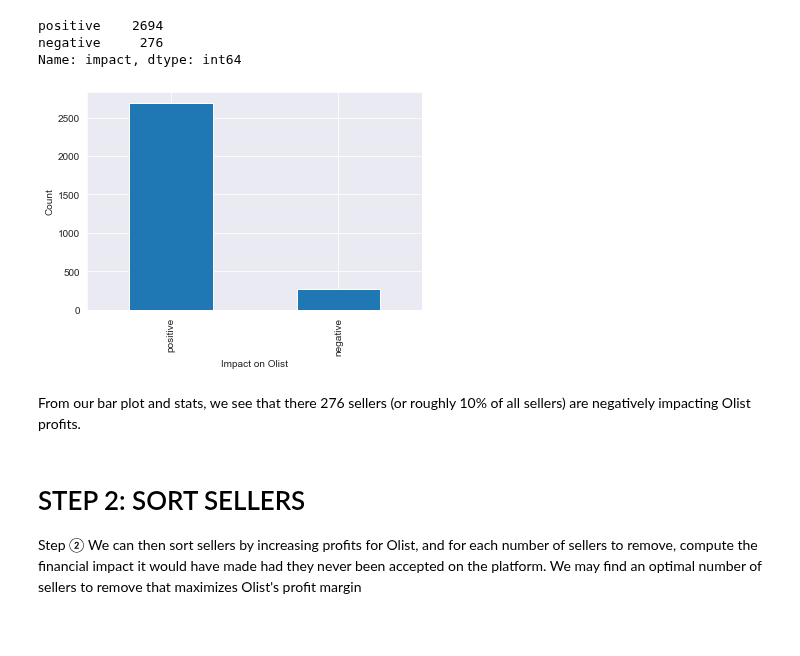
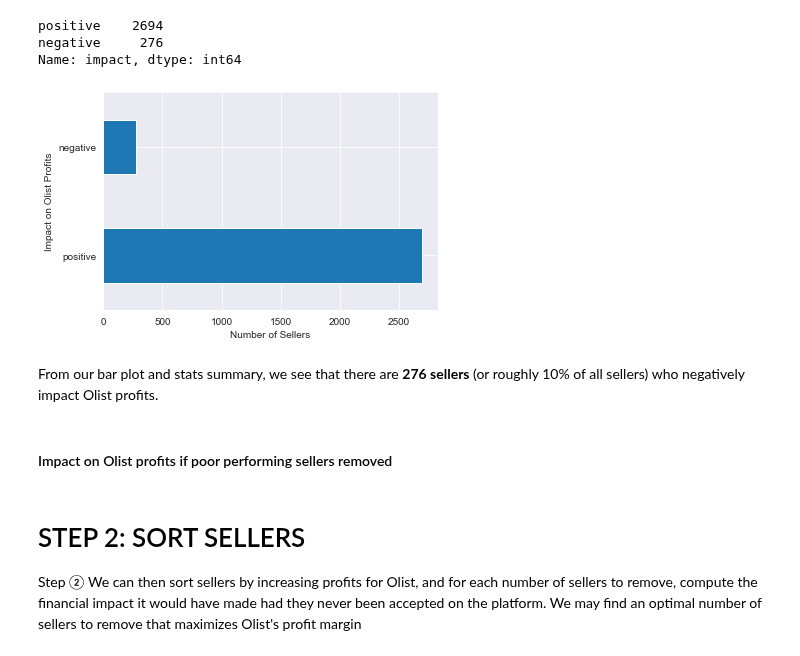
Before and after one commit to phlln/olist-analysis, a Jupyter notebook: notebooks/ceo_request-Phil-UPDATED.ipynb, the cells around one changed output. Drawn from its saved outputs; the diff is of its cells as text; code cells hidden in the pictures; blank space fills up the shorter version.

```diff
--- a/notebooks/ceo_request-Phil-UPDATED.ipynb
+++ b/notebooks/ceo_request-Phil-UPDATED.ipynb
@@ -152,8 +168,8 @@ sellers[['seller_id','seller_review_score','review_cost_per_seller']].head()
 #Show calculations in python script or in notebook?
 
 # Calculating per seller cost to Olist due to bad reviews
-sellers['cost_of_review'] = sellers.review_score.map({ 1: 100, 2: 50, 3: 40, 4: 0, 5: 0})
-sellers['review_cost_per_seller'] = sellers.groupby(by=['seller_id'], as_index=False).sum().cost_of_review
+# sellers['cost_of_review'] = sellers.seller_review_score.map({ 1: 100, 2: 50, 3: 40, 4: 0, 5: 0})
+# sellers['review_cost_per_seller'] = sellers.groupby(by=['seller_id'], as_index=False).sum().cost_of_review
 # %% [markdown]
 # Profits per seller
 # %% [markdown]
@@ -232,10 +247,10 @@ negative     276
 Name: impact, dtype: int64
 # %%
 # Bar plot---MAYBE USE STACKED BARPLOT TO BETTER SHOW THIS?
-ax1 = sellers['impact'].value_counts().plot.bar()
-ax1.set_ylabel('Count')
-ax1.set_xlabel('Impact on Olist');
+ax1 = sellers['impact'].value_counts().plot.barh()
+ax1.set_ylabel('Impact on Olist Profits')
+ax1.set_xlabel('Number of Sellers');
 # %% [output]
-[figure, old version]
+[figure, new version]
 # %% [markdown]
-From our bar plot and stats, we see that there 276 sellers (or roughly 10% of all sellers) are negatively impacting Olist profits.
+From our bar plot and stats summary, we see that there are **276 sellers** (or roughly 10% of all sellers) who negatively impact Olist profits.
@@ -250,3 +257,5 @@ sellers.sort_values('profits_before_it_costs', ignore_index=True).profits_before
+# %% [markdown]
+#### Impact on Olist profits if poor performing sellers removed
 # %% [markdown]
 # STEP 2: SORT SELLERS
 Step ② We can then sort sellers by increasing profits for Olist, and for each number of sellers to remove,
```
Also changed, not shown: parts of 32 cells of this notebook.
